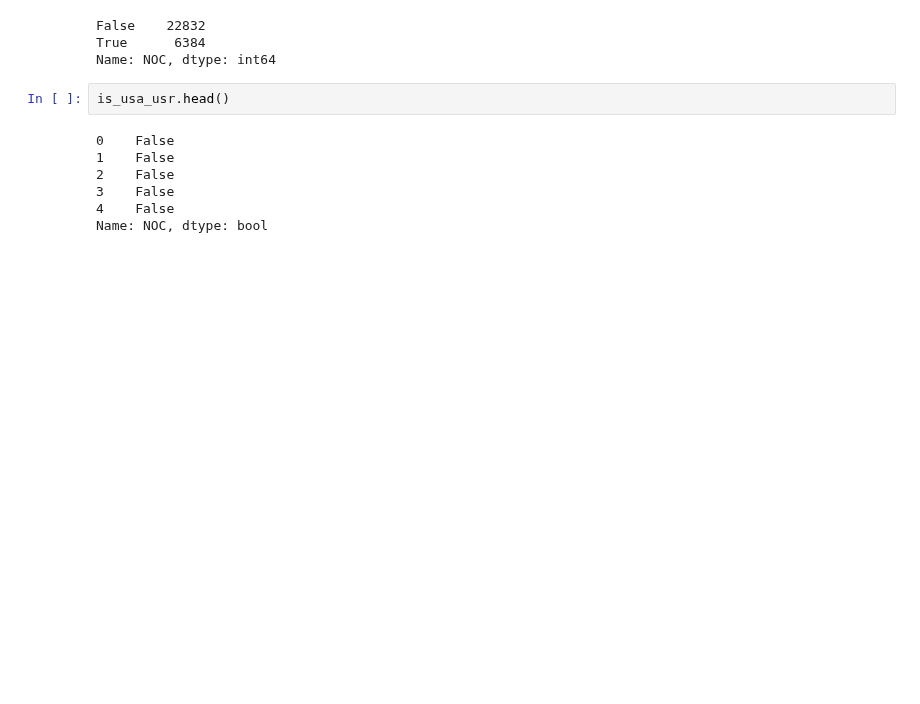
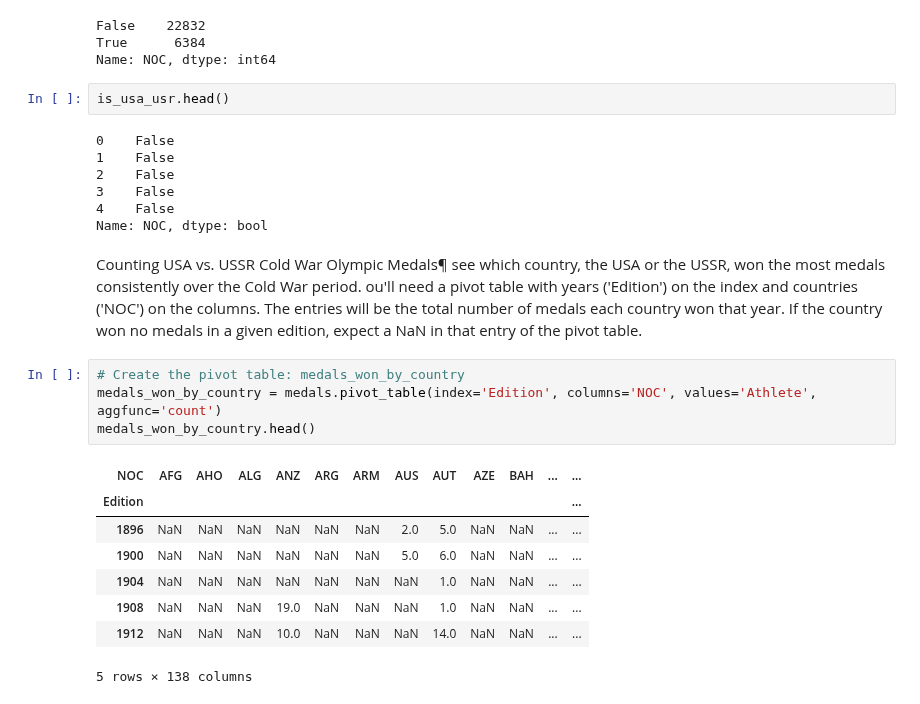
Before and after one commit to cyrsis/TensorflowPY36CPU, a Jupyter notebook: _1_PythonBasic/Data/Olympic.ipynb, the cells around one changed output. Drawn from its saved outputs; the diff is of its cells as text; blank space fills up the shorter version.

```diff
--- a/_1_PythonBasic/Data/Olympic.ipynb
+++ b/_1_PythonBasic/Data/Olympic.ipynb
@@ -283,3 +283,20 @@ is_usa_usr.head()
 3    False
 4    False
 Name: NOC, dtype: bool
+# %% [markdown]
+Counting USA vs. USSR Cold War Olympic Medals¶
+see which country, the USA or the USSR, won the most medals consistently over the Cold War period.
+ou'll need a pivot table with years ('Edition') on the index and countries ('NOC') on the columns. The entries will be the total number of medals each country won that year. If the country won no medals in a given edition, expect a NaN in that entry of the pivot table.
+# %%
+# Create the pivot table: medals_won_by_country
+medals_won_by_country = medals.pivot_table(index='Edition', columns='NOC', values='Athlete', aggfunc='count')
+medals_won_by_country.head()
+# %% [output]
+| NOC | AFG | AHO | ALG | ANZ | ARG | ARM | AUS | AUT | AZE | BAH | ... | ... |
+| Edition |  |  |  |  |  |  |  |  |  |  |  | ... |
+| 1896 | NaN | NaN | NaN | NaN | NaN | NaN | 2.0 | 5.0 | NaN | NaN | ... | ... |
+| 1900 | NaN | NaN | NaN | NaN | NaN | NaN | 5.0 | 6.0 | NaN | NaN | ... | ... |
+| 1904 | NaN | NaN | NaN | NaN | NaN | NaN | NaN | 1.0 | NaN | NaN | ... | ... |
+| 1908 | NaN | NaN | NaN | 19.0 | NaN | NaN | NaN | 1.0 | NaN | NaN | ... | ... |
+| 1912 | NaN | NaN | NaN | 10.0 | NaN | NaN | NaN | 14.0 | NaN | NaN | ... | ... |
+5 rows × 138 columns
```
Also changed, not shown: parts of 11 cells of this notebook, 1 other file.
